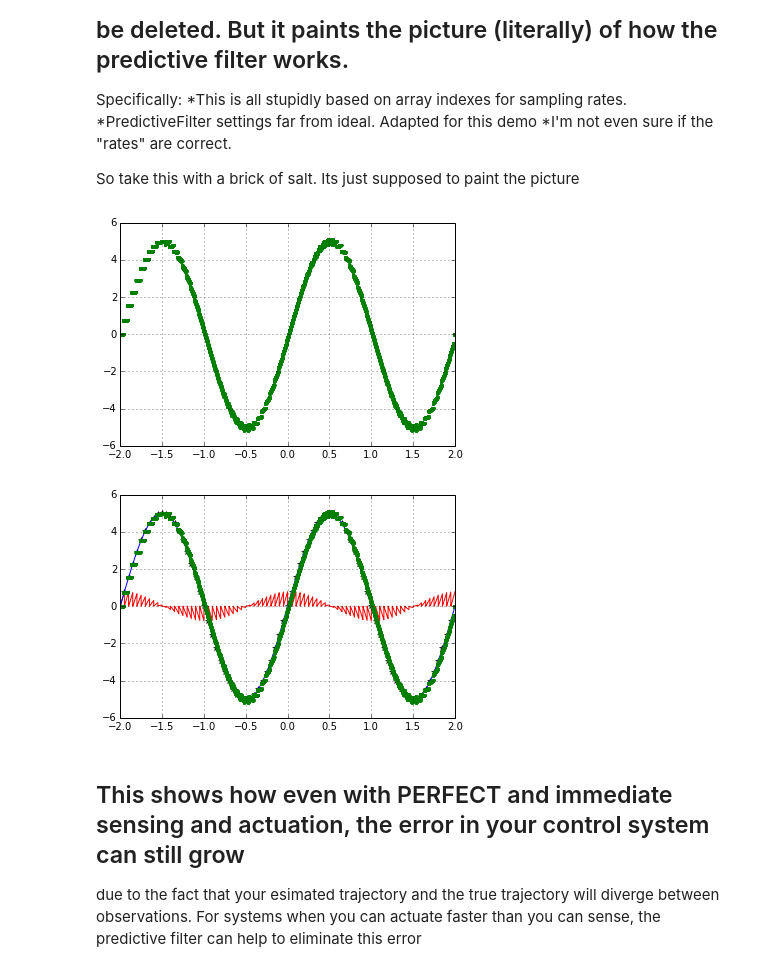
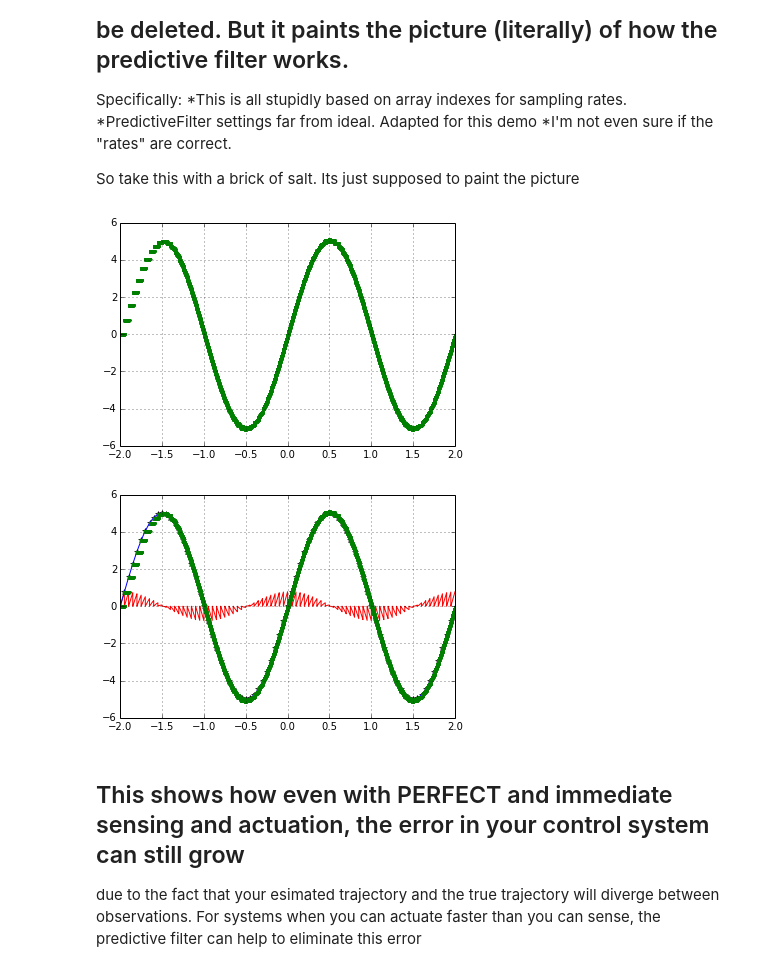
Before and after one commit to smhjn/predictiveFilter, a Jupyter notebook: PredictiveFilterDemo.ipynb, the cells around one changed output. Cells and saved outputs as stored; diff of their text form; code cells hidden in the pictures.

Commit message:
Fixed the notebook to work with double timestamps for pf x axis

```diff
--- a/PredictiveFilterDemo.ipynb
+++ b/PredictiveFilterDemo.ipynb
@@ -131,43 +115,37 @@ for idx,sample in enumerate(s_analog):
         ###### Add each sample to the predictive filter:
         ##       Note, Predictive Filter does not take floating point X axis values. Needs longs for now.
         ##       So must feed in Indexes, not actual time values. Its still the same.
-        pf.addData(np.array([idx],dtype='uint64'), np.array([sample],dtype="double"))
+        pf.addData(np.array([idx],dtype='double'), np.array([sample],dtype="double"))
         ## Filter the data we have. Generates polynomial too.
         pf.filter(cutoffFreq, polyorder,numPointsToFit=numPointsToFit)
     else:
         samples_cont.append(samples[-1])
 
     ## Get a new prediction at 1KHz (every 5 "analog points". ) I know this is stupid
     if (idx % NTHa) == 0:
         if len(samples) >= numPointsToFilter:
             predictedPoints.append(pf.getPrediction(idx))
         else:
             predictedPoints.append(samples[-1])
     else:
         predictedPoints.append(predictedPoints[-1])
 
     ###### Error from Idealized Sense-React system and predictive one
     ideal_error.append(sample-samples[-1])
-#     pf_error.append(sample-predictedPoints[-1])
 
-    # Lets fuck with the phase
-num=175
-for ii in np.arange(num):
-    predictedPoints.append(0.0)
-predictedPoints = predictedPoints[num-1:-1]
 pf_error = np.subtract(s_analog,predictedPoints).tolist()
 
 plt.figure();plt.hold();plt.plot(t_sample,samples,'k*');plt.plot(t_analog,ideal_error,'r');plt.plot(t_analog,s_analog)
 plt.plot(t_analog,predictedPoints,'g.')
 plt.grid();plt.show();plt.close()
 ## Gotta run twice to get the plot to work. Stupid Matplotlib
 plt.figure();plt.hold();plt.plot(t_sample,samples,'k*');plt.plot(t_analog,ideal_error,'r');plt.plot(t_analog,s_analog)
 plt.plot(t_analog,predictedPoints,'g.')
 plt.grid();plt.show();plt.close()
 del(pf)
 # %% [output]
 [figure]
-[figure, old version]
+[figure, new version]
 # %% [markdown]
 ## This shows how even with PERFECT and immediate sensing and actuation, the error in your control system can still grow
 due to the fact that your esimated trajectory and the true trajectory will diverge between observations. For systems when you can actuate faster than you can sense, the predictive filter can help to eliminate this error
```
Also changed, not shown: parts of 2 cells of this notebook.
